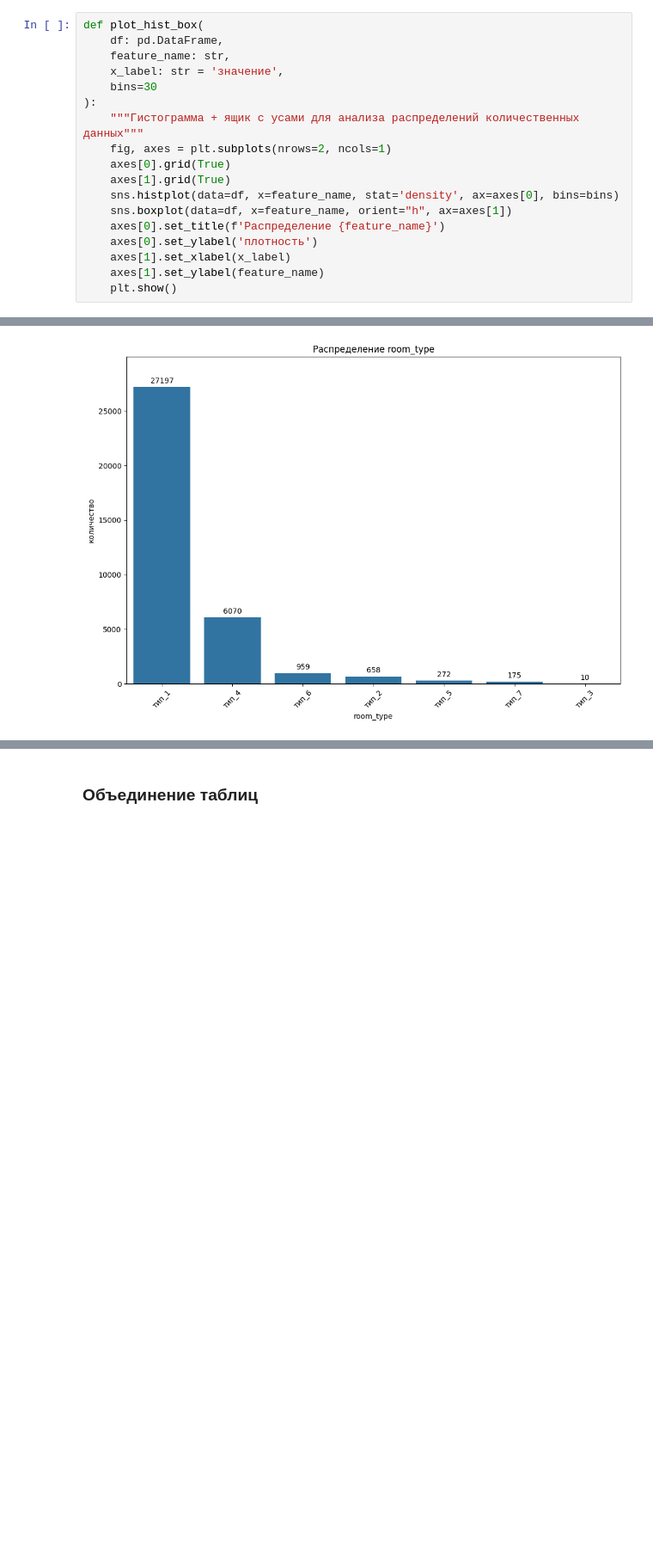
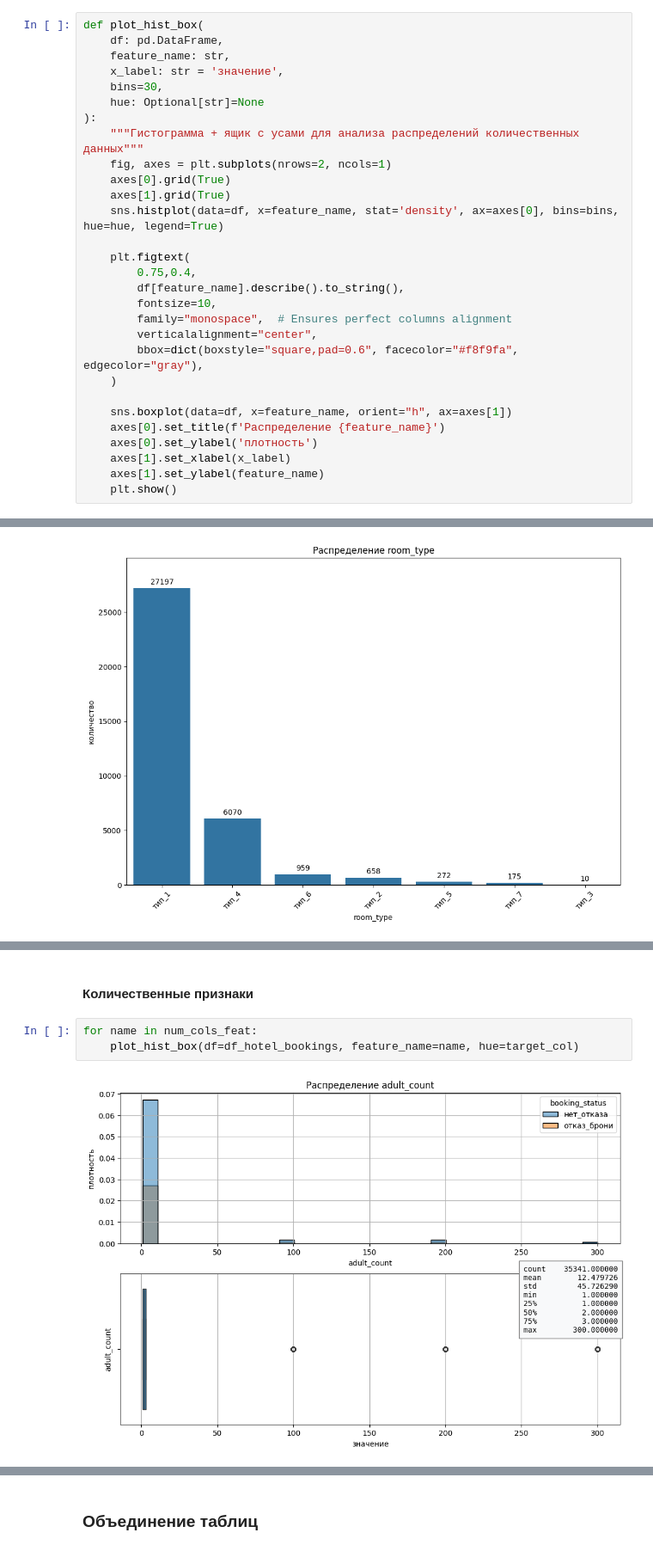
Before and after one commit to Plakhotniuk/practicum_ds, a Jupyter notebook: ml/grad_boosting/projects/hotel_booking_cancellation.ipynb, the cells around one changed output, grey strips where cells are left out. Shown at 86% size. Saved outputs shown, nothing was run; the diff lists cells and outputs as text; blank space fills up the shorter version.

```diff
--- a/ml/grad_boosting/projects/hotel_booking_cancellation.ipynb
+++ b/ml/grad_boosting/projects/hotel_booking_cancellation.ipynb
@@ -389,13 +392,24 @@ def plot_hist_box(
     df: pd.DataFrame,
     feature_name: str,
     x_label: str = 'значение',
-    bins=30
+    bins=30,
+    hue: Optional[str]=None
 ):
     """Гистограмма + ящик с усами для анализа распределений количественных данных"""
     fig, axes = plt.subplots(nrows=2, ncols=1)
     axes[0].grid(True)
     axes[1].grid(True)
-    sns.histplot(data=df, x=feature_name, stat='density', ax=axes[0], bins=bins)
+    sns.histplot(data=df, x=feature_name, stat='density', ax=axes[0], bins=bins, hue=hue, legend=True)
+
+    plt.figtext(
+        0.75,0.4,
+        df[feature_name].describe().to_string(),
+        fontsize=10,
+        family="monospace",  # Ensures perfect columns alignment
+        verticalalignment="center",
+        bbox=dict(boxstyle="square,pad=0.6", facecolor="#f8f9fa", edgecolor="gray"),
+    )
+
     sns.boxplot(data=df, x=feature_name, orient="h", ax=axes[1])
     axes[0].set_title(f'Распределение {feature_name}')
     axes[0].set_ylabel('плотность')
@@ -465,0 +480,7 @@ for name in cat_cols_feat:
+# %% [markdown]
+#### Количественные признаки
+# %%
+for name in num_cols_feat:
+    plot_hist_box(df=df_hotel_bookings, feature_name=name, hue=target_col)
+# %% [output]
+[figure, added]
```
Also changed, not shown: parts of 76 cells of this notebook, 5 other files.
